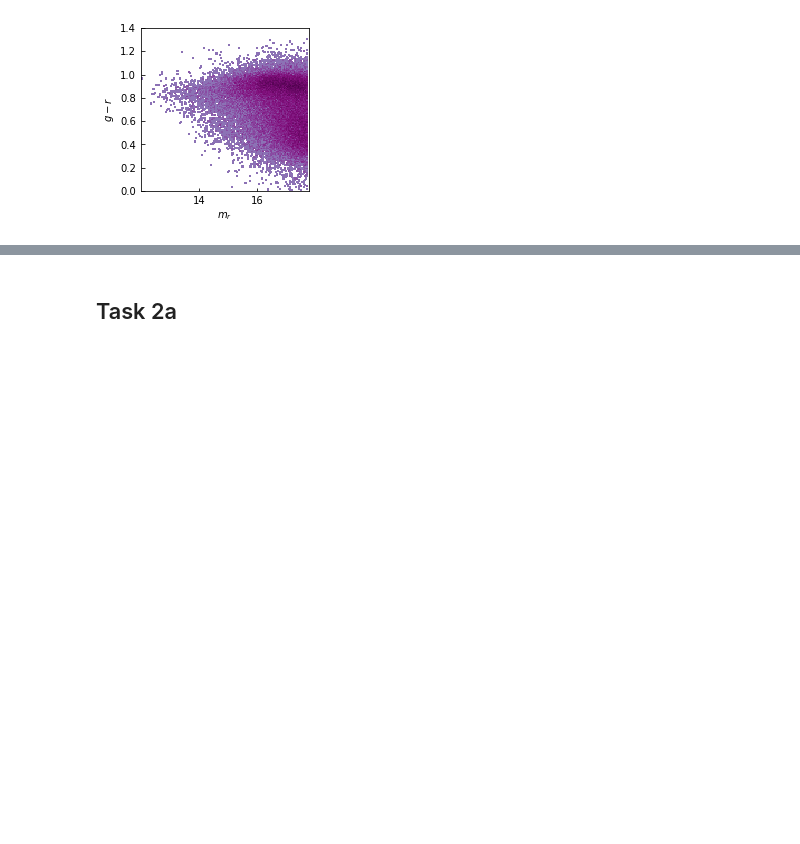
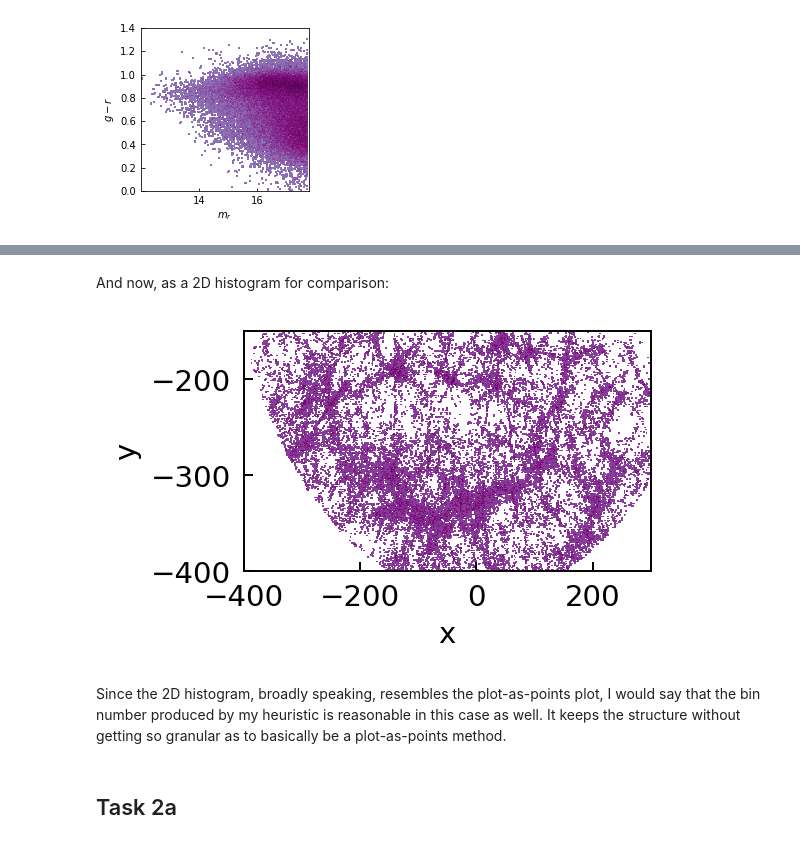
Before and after one commit to sadiess/a211w20, a Jupyter notebook: SeddonStettler_HW03.ipynb, the cells around one changed output, grey strips where cells are left out. Cells and saved outputs as stored; diff of their text form; code cells hidden in the pictures; blank space fills up the shorter version.

```diff
--- a/SeddonStettler_HW03.ipynb
+++ b/SeddonStettler_HW03.ipynb
@@ -218,3 +246,15 @@ plot_2d_dist(mr, gr, xlim=[mr.min(), mr.max()], ylim=[0, 1.4],
+# %% [markdown]
+And now, as a 2D histogram for comparison:
+# %%
+nx_FDR = FDR_bins(xgal)
+ny_FDR = FDR_bins(ygal)
+
+plot_2d_dist(xgal, ygal, xlim=[xmin, xmax], ylim=[ymin, ymax],
+             nxbins=nx_FDR, nybins=ny_FDR, figsize=(figx,figy))
+# %% [output]
+[figure, added]
+# %% [markdown]
+Since the 2D histogram, broadly speaking, resembles the plot-as-points plot, I would say that the bin number produced by my heuristic is reasonable in this case as well. It keeps the structure without getting so granular as to basically be a plot-as-points method.
 # %% [markdown]
 ## Task 2a
 # %%
```
Also changed, not shown: parts of 15 cells of this notebook.
